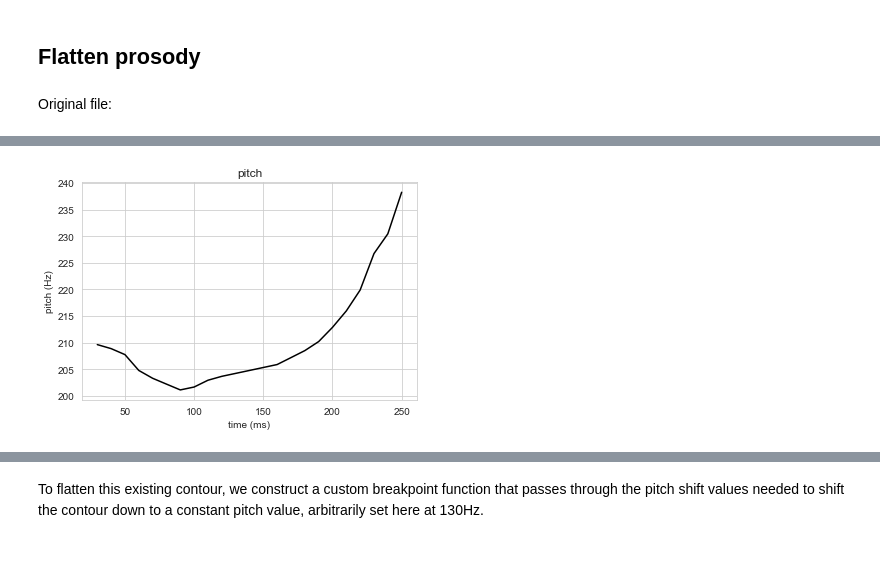
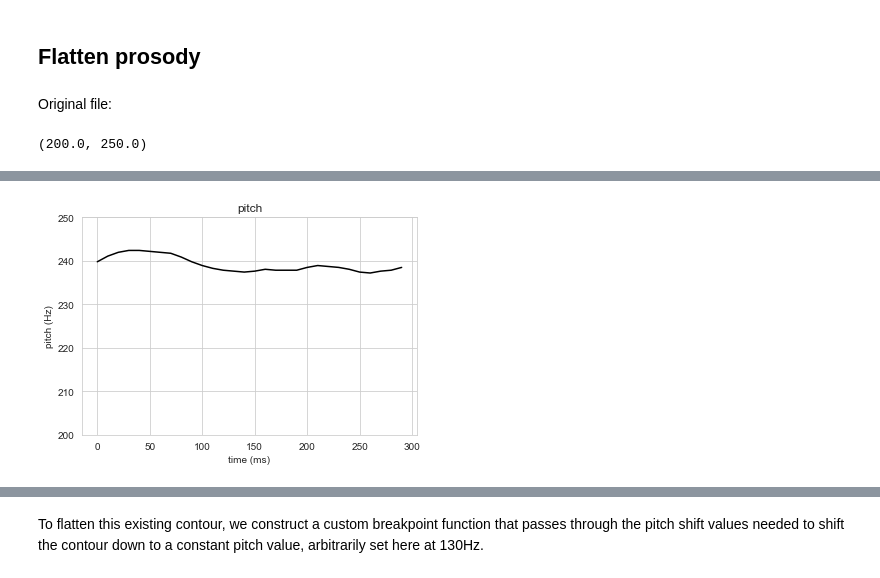
Before and after one commit to neuro-team-femto/revsmile, a Jupyter notebook: stimulus_generation/stimulus_generation.ipynb, the cells around one changed output, grey strips where cells are left out. Drawn from its saved outputs; the diff is of its cells as text; code cells hidden in the pictures.

```diff
--- a/stimulus_generation/stimulus_generation.ipynb
+++ b/stimulus_generation/stimulus_generation.ipynb
@@ -148,17 +148,19 @@ plt.plot(times,pitch_interp,'k')
 ## Flatten prosody
 # %%
 # original file
-input_file = 'sounds\\base_sounds\\gomot_a.wav'
+input_file = 'sounds\\base_sounds\\neutre_2.wav'
 wave_in,sr, fmt = cleese.wavRead(input_file)
 
 display(Markdown("Original file:"))
 times,pitch = extract_pitch_interp(wave_in,sr, method='linear')
 _=plt.plot(times,pitch,'k');
 _=plt.title('pitch')
 _=plt.ylabel('pitch (Hz)')
 _=plt.xlabel('time (ms)')
+plt.ylim([200,250])
 Audio(data=wave_in, rate=sr)
 # %% [output]
 Original file:
+(200.0, 250.0)
 [interactive output not drawn]
-[figure, old version]
+[figure, new version]
```
Also changed, not shown: parts of 10 cells of this notebook, 8 other files.
